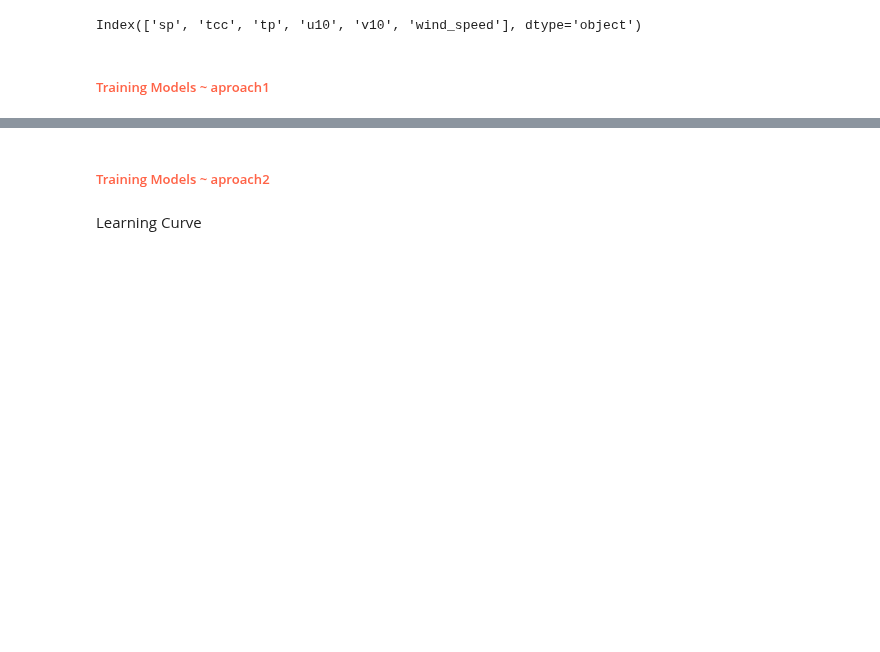
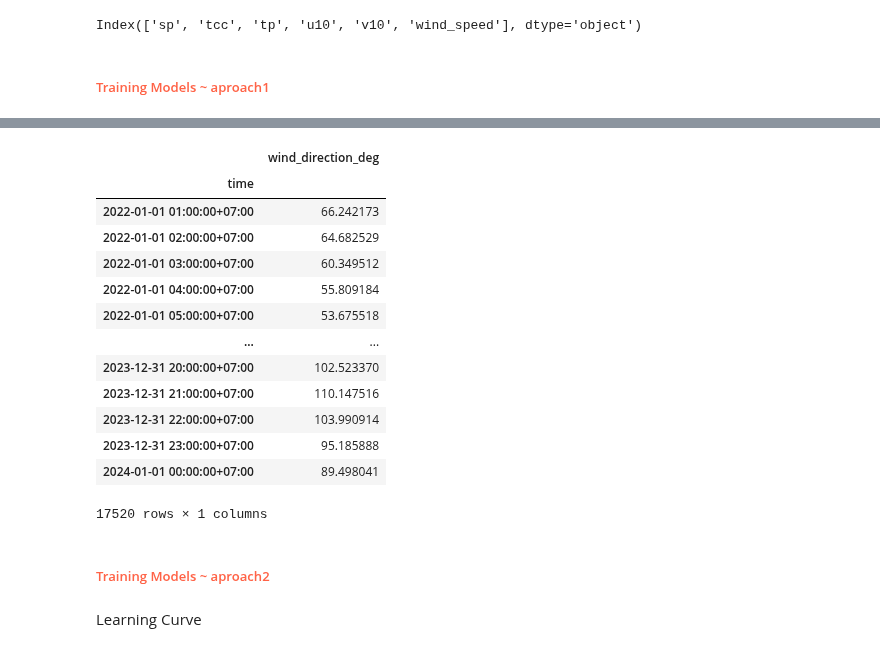
Before and after one commit to gamethu/TSF_Github, a Jupyter notebook: Drafts/Temp Prediction/notebooks/3.1. ML_model/RF_model.ipynb, the cells around one changed output, grey strips where cells are left out. Drawn from its saved outputs; the diff is of its cells as text; code cells hidden in the pictures; blank space fills up the shorter version.

```diff
--- a/Drafts/Temp Prediction/notebooks/3.1. ML_model/RF_model.ipynb
+++ b/Drafts/Temp Prediction/notebooks/3.1. ML_model/RF_model.ipynb
@@ -801,4 +798,21 @@ y_fit
 280512 rows × 1 columns
+# %%
+y_pred
+# %% [output]
+|  | wind_direction_deg |
+| time |  |
+| 2022-01-01 01:00:00+07:00 | 66.242173 |
+| 2022-01-01 02:00:00+07:00 | 64.682529 |
+| 2022-01-01 03:00:00+07:00 | 60.349512 |
+| 2022-01-01 04:00:00+07:00 | 55.809184 |
+| 2022-01-01 05:00:00+07:00 | 53.675518 |
+| ... | ... |
+| 2023-12-31 20:00:00+07:00 | 102.523370 |
+| 2023-12-31 21:00:00+07:00 | 110.147516 |
+| 2023-12-31 22:00:00+07:00 | 103.990914 |
+| 2023-12-31 23:00:00+07:00 | 95.185888 |
+| 2024-01-01 00:00:00+07:00 | 89.498041 |
+17520 rows × 1 columns
 # %% [markdown]
 ##### <span style="color:tomato">Training Models ~ aproach2</span>
 # %% [markdown]
```
Also changed, not shown: parts of 19 cells of this notebook, 2 other files.
